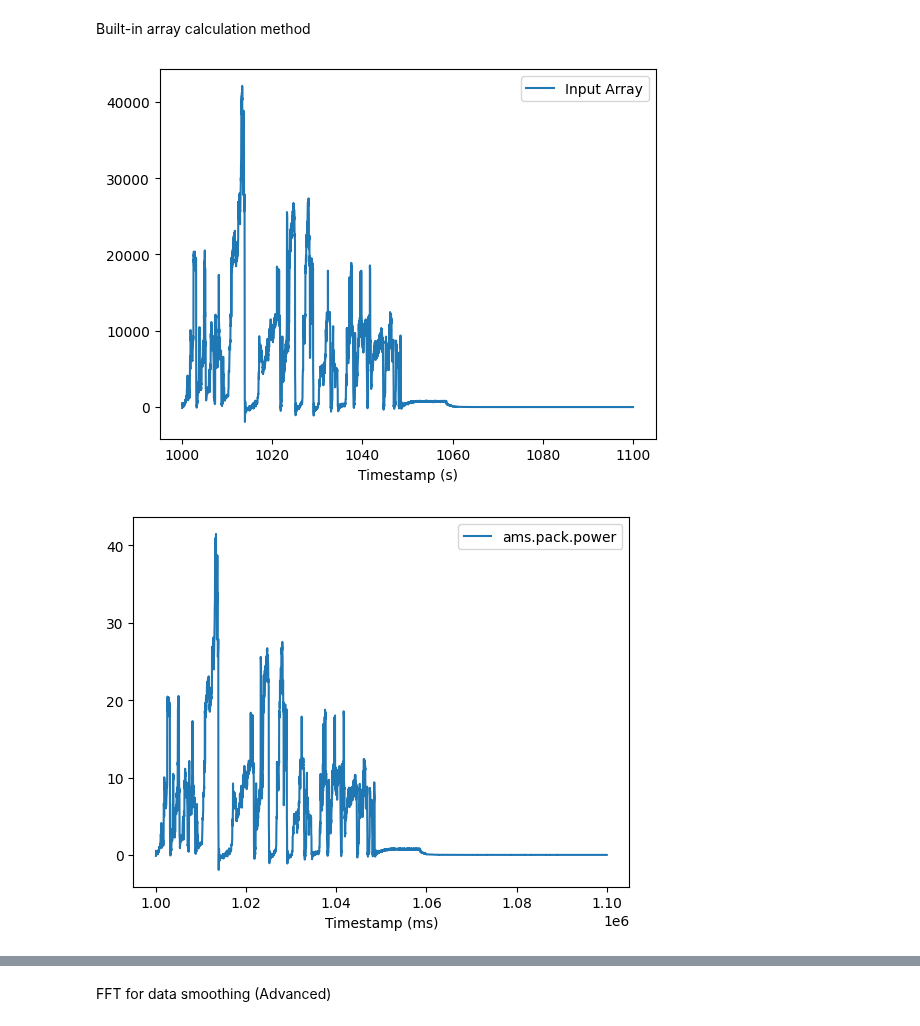
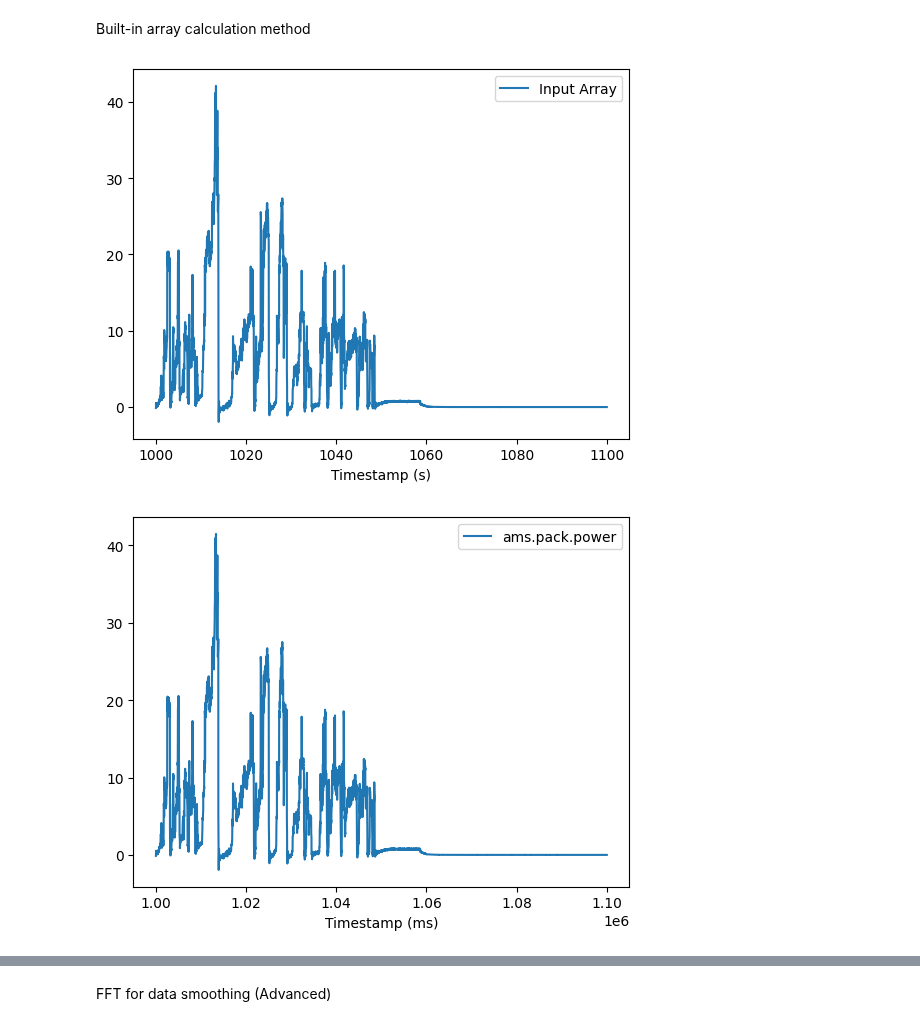
Before and after one commit to Penn-Electric-Racing/PER-Data-Analyzer, a Jupyter notebook: tutorial/tutorial.ipynb, the cells around one changed output, grey strips where cells are left out. Cells and saved outputs as stored; diff of their text form; code cells hidden in the pictures.

```diff
--- a/tutorial/tutorial.ipynb
+++ b/tutorial/tutorial.ipynb
@@ -214,20 +220,21 @@ Built-in array calculation method
 # %%
 # Internel operation graph function
 # Set the variable and the operations between them
 v_op = [
     "ams.pack.voltage",
     "*",
     "ams.pack.current"
 ]
 
 power = aly.get_compute_arrays(v_op, match_type="connect")
+power[:, 1] *= 1e-3
 
 variables = [power]
 aly.plot(variables, start_time = 1000, end_time = 1100, time_unit = "s")
 
 variables = ["ams.pack.power"]
 # Change time_unit to ms
 aly.plot(variables, start_time = 1000000, end_time = 1100000, time_unit = "ms")
 # %% [output]
-[figure, old version]
+[figure, new version]
 [figure]
```
Also changed, not shown: parts of 2 cells of this notebook, 1 other file.
